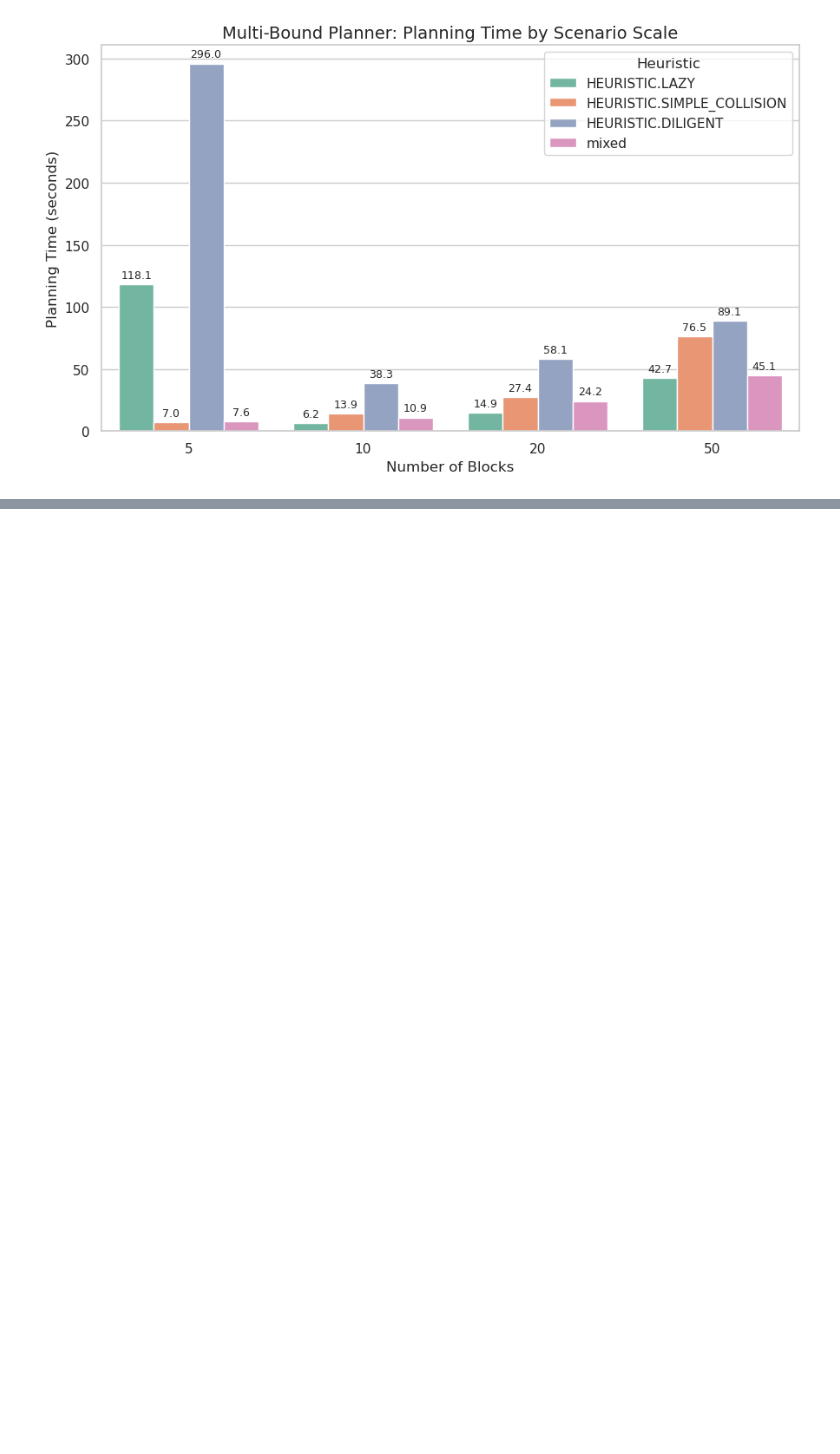
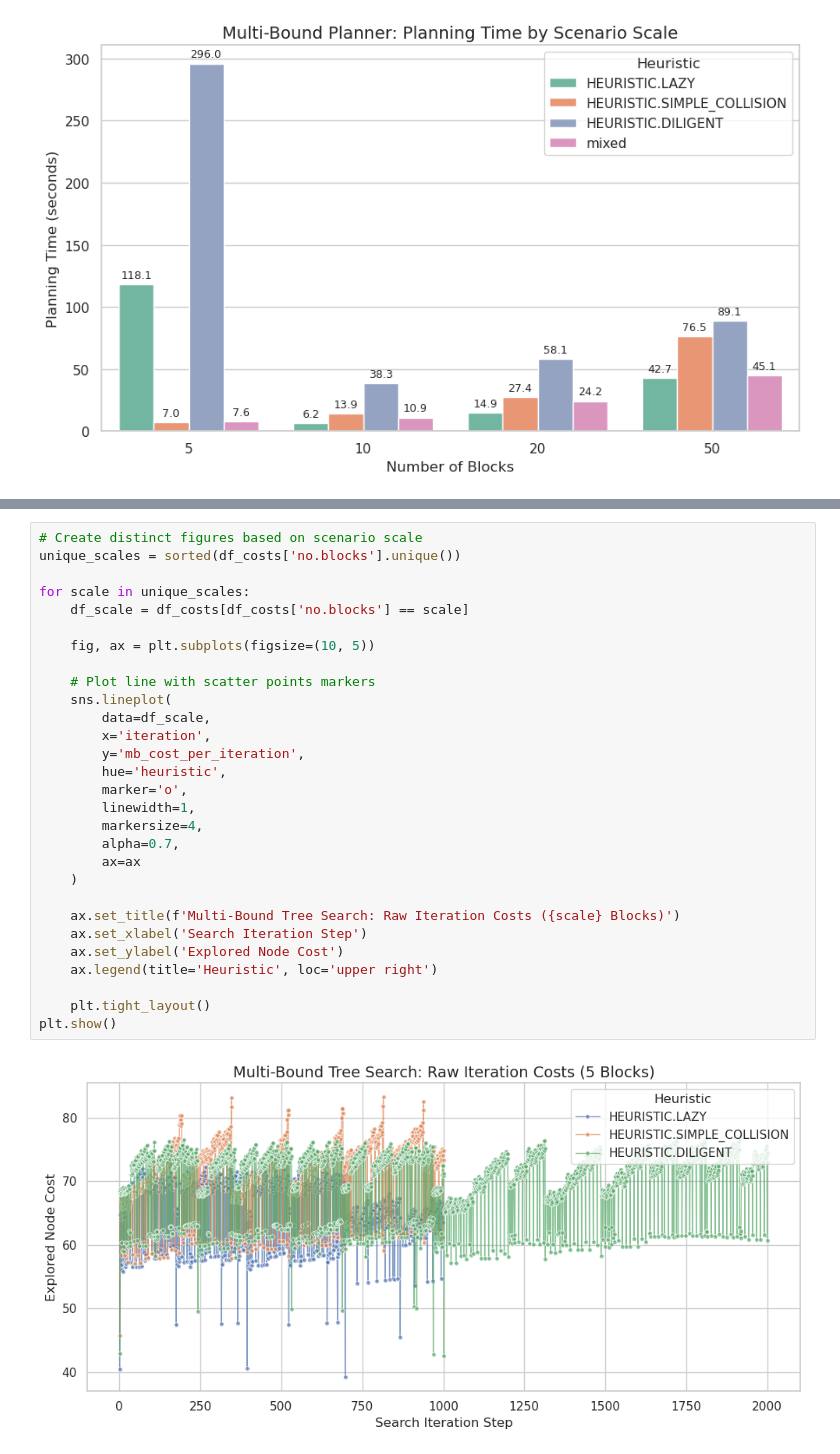
Before and after one commit to RareCentipede/modular_contruction_task_planner, a Jupyter notebook: modular_construction_task_planner/modular_construction_task_planner/scripts/plot_res.ipynb, the cells around one changed output, grey strips where cells are left out. Saved outputs shown, nothing was run; the diff lists cells and outputs as text; blank space fills up the shorter version.

```diff
--- a/modular_construction_task_planner/modular_construction_task_planner/scripts/plot_res.ipynb
+++ b/modular_construction_task_planner/modular_construction_task_planner/scripts/plot_res.ipynb
@@ -145,0 +187,31 @@ plt.show()
+# %%
+# Create distinct figures based on scenario scale
+unique_scales = sorted(df_costs['no.blocks'].unique())
+
+for scale in unique_scales:
+    df_scale = df_costs[df_costs['no.blocks'] == scale]
+
+    fig, ax = plt.subplots(figsize=(10, 5))
+
+    # Plot line with scatter points markers
+    sns.lineplot(
+        data=df_scale,
+        x='iteration',
+        y='mb_cost_per_iteration',
+        hue='heuristic',
+        marker='o',
+        linewidth=1,
+        markersize=4,
+        alpha=0.7,
+        ax=ax
+    )
+
+    ax.set_title(f'Multi-Bound Tree Search: Raw Iteration Costs ({scale} Blocks)')
+    ax.set_xlabel('Search Iteration Step')
+    ax.set_ylabel('Explored Node Cost')
+    ax.legend(title='Heuristic', loc='upper right')
+
+    plt.tight_layout()
+plt.show()
+# %% [output]
+[figure, added]
```
Also changed, not shown: parts of 5 cells of this notebook, 27 other files.
